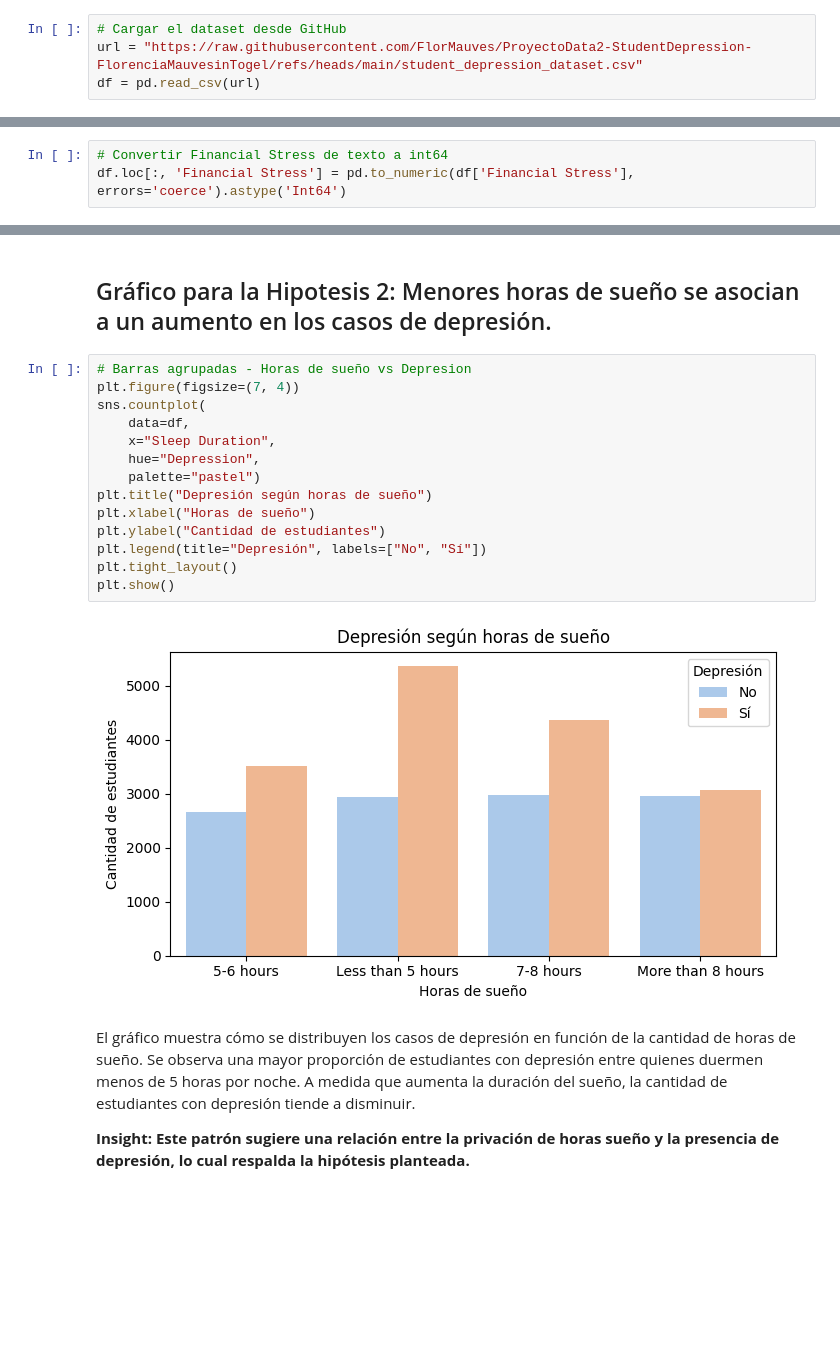
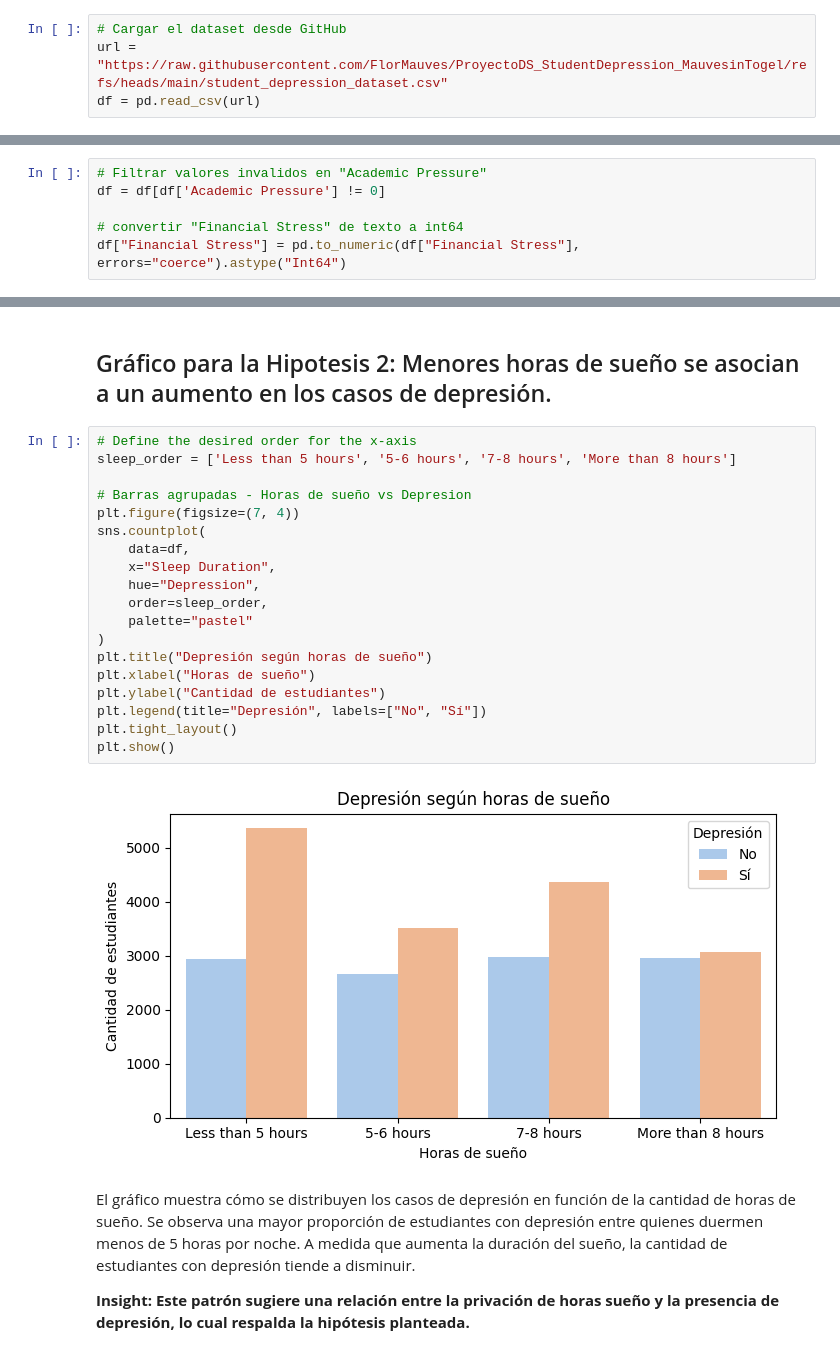
Before and after one commit to FlorMauves/ProyectoData2-StudentDepression-FlorenciaMauvesinTogel, a Jupyter notebook: ProyectoData2_StudenDepression_FlorenciaMauvesinTogel_ipynb.ipynb, the cells around one changed output, grey strips where cells are left out. Saved outputs shown, nothing was run; the diff lists cells and outputs as text; blank space fills up the shorter version.

```diff
--- a/ProyectoData2_StudenDepression_FlorenciaMauvesinTogel_ipynb.ipynb
+++ b/ProyectoData2_StudenDepression_FlorenciaMauvesinTogel_ipynb.ipynb
@@ -45,7 +45,7 @@ import seaborn as sns
 # Carga del dataset
 # %%
 # Cargar el dataset desde GitHub
-url = "https://raw.githubusercontent.com/FlorMauves/ProyectoData2-StudentDepression-FlorenciaMauvesinTogel/refs/heads/main/student_depression_dataset.csv"
+url = "https://raw.githubusercontent.com/FlorMauves/ProyectoDS_StudentDepression_MauvesinTogel/refs/heads/main/student_depression_dataset.csv"
 df = pd.read_csv(url)
 # %% [markdown]
 Descripciones de los Campos
@@ -753,5 +753,8 @@ Valores únicos en 'Depression': [1 0]
 Valores únicos en 'Financial Stress': ['1.0' '2.0' '5.0' '3.0' '4.0']
 Valores únicos en 'Academic Pressure': [5 2 3 4 1 0]
 # %%
-# Convertir Financial Stress de texto a int64
-df.loc[:, 'Financial Stress'] = pd.to_numeric(df['Financial Stress'], errors='coerce').astype('Int64')
+# Filtrar valores invalidos en "Academic Pressure"
+df = df[df['Academic Pressure'] != 0]
+
+# convertir "Financial Stress" de texto a int64
+df["Financial Stress"] = pd.to_numeric(df["Financial Stress"], errors="coerce").astype("Int64")
@@ -807,21 +807,26 @@ Similar al anterior, este gráfico muestra cómo se distribuyen los casos de dep
 # %% [markdown]
 ## Gráfico para la Hipotesis 2: Menores horas de sueño se asocian a un aumento en los casos de depresión.
 # %%
+# Define the desired order for the x-axis
+sleep_order = ['Less than 5 hours', '5-6 hours', '7-8 hours', 'More than 8 hours']
+
 # Barras agrupadas - Horas de sueño vs Depresion
 plt.figure(figsize=(7, 4))
 sns.countplot(
     data=df,
     x="Sleep Duration",
     hue="Depression",
-    palette="pastel")
+    order=sleep_order,
+    palette="pastel"
+)
 plt.title("Depresión según horas de sueño")
 plt.xlabel("Horas de sueño")
 plt.ylabel("Cantidad de estudiantes")
 plt.legend(title="Depresión", labels=["No", "Sí"])
 plt.tight_layout()
 plt.show()
 # %% [output]
-[figure, old version]
+[figure, new version]
 # %% [markdown]
 El gráfico muestra cómo se distribuyen los casos de depresión en función de la cantidad de horas de sueño. Se observa una mayor proporción de estudiantes con depresión entre quienes duermen menos de 5 horas por noche. A medida que aumenta la duración del sueño, la cantidad de estudiantes con depresión tiende a disminuir.
 
```
Also changed, not shown: parts of 43 cells of this notebook.
